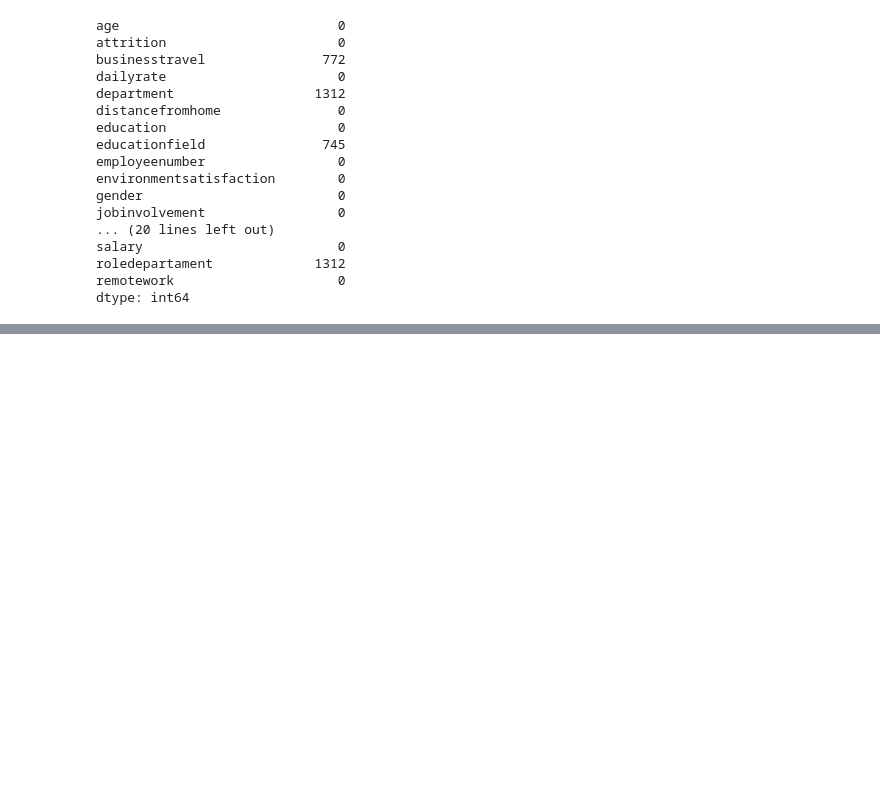
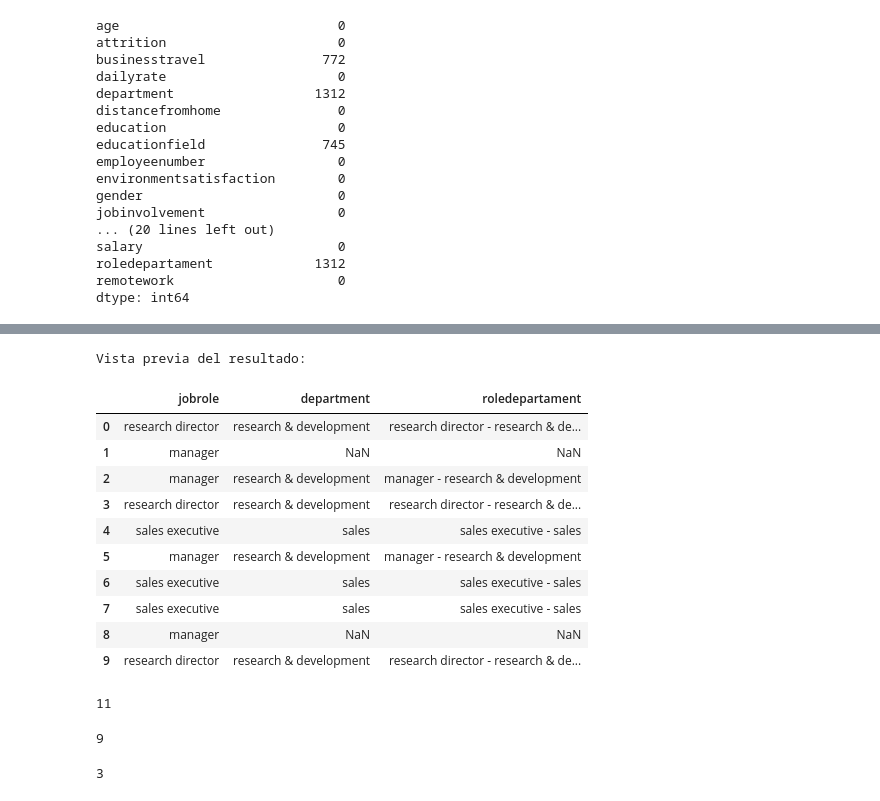
Before and after one commit to ana-nobre/Talent-Optimization-for-Corporation-HR-Data-Analytics, a Jupyter notebook: datalimpia.ipynb, the cells around one changed output, grey strips where cells are left out. Drawn from its saved outputs; the diff is of its cells as text; code cells hidden in the pictures; blank space fills up the shorter version.

```diff
--- a/datalimpia.ipynb
+++ b/datalimpia.ipynb
@@ -810,0 +824,30 @@ print(df_definitivo[['jobrole', 'department', 'roledepartament']].head(10))'''
+# %%
+# --- VERIFICACIÓN FINAL ---
+# Muestra las tres columnas para ver el resultado
+print("\nVista previa del resultado:")
+df_definitivo[['jobrole', 'department', 'roledepartament']].head(10)
+# %% [output]
+Vista previa del resultado:
+|  | jobrole | department | roledepartament |
+| 0 | research director | research & development | research director - research & de... |
+| 1 | manager | NaN | NaN |
+| 2 | manager | research & development | manager - research & development |
+| 3 | research director | research & development | research director - research & de... |
+| 4 | sales executive | sales | sales executive - sales |
+| 5 | manager | research & development | manager - research & development |
+| 6 | sales executive | sales | sales executive - sales |
+| 7 | sales executive | sales | sales executive - sales |
+| 8 | manager | NaN | NaN |
+| 9 | research director | research & development | research director - research & de... |
+# %%
+df_definitivo["roledepartament"].nunique()
+# %% [output]
+11
+# %%
+df_definitivo["jobrole"].nunique()
+# %% [output]
+9
+# %%
+df_definitivo["department"].nunique()
+# %% [output]
+3
```
Also changed, not shown: parts of 8 cells of this notebook, 1 other file.
